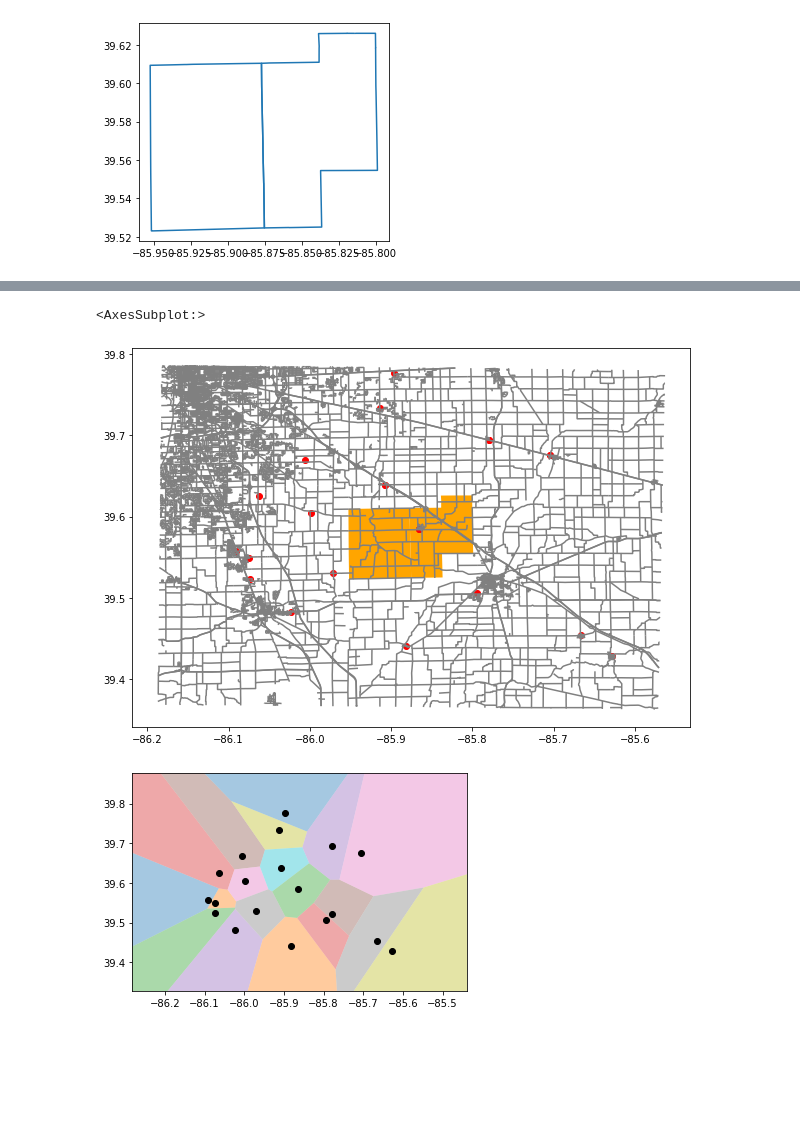
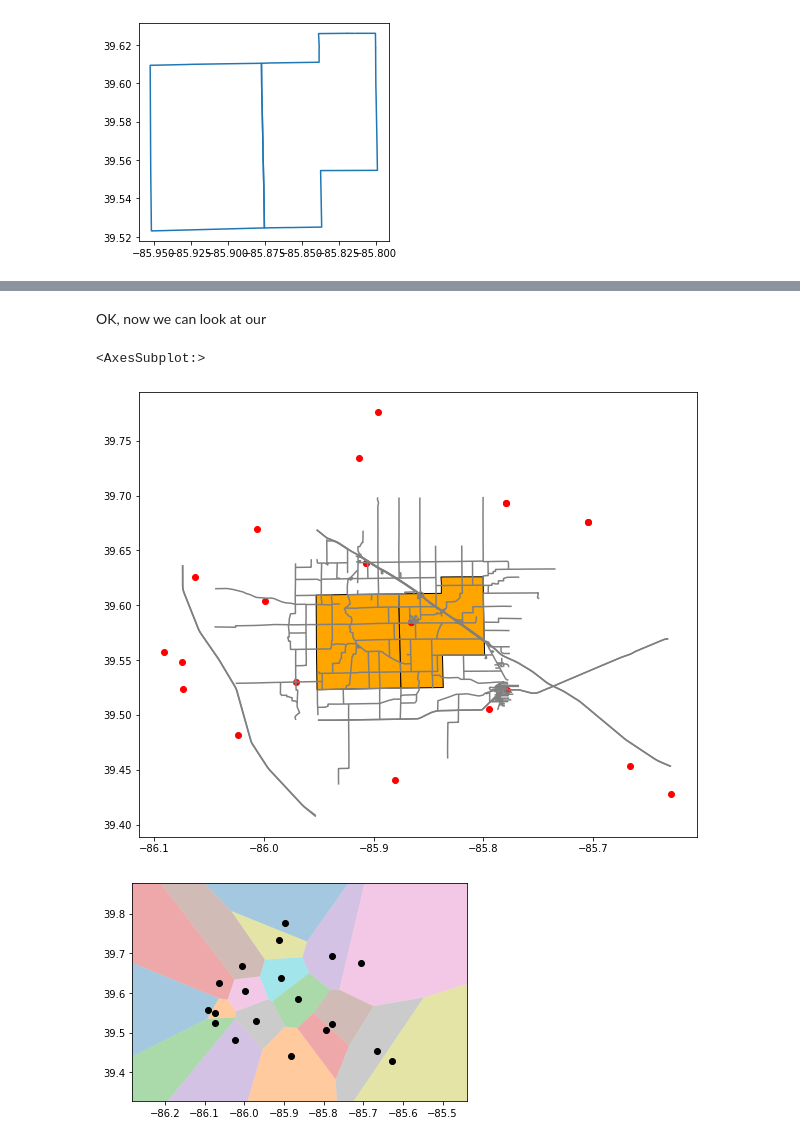
Before and after one commit to trimble/fire_geozones, a Jupyter notebook: Geos.ipynb, the cells around one changed output, grey strips where cells are left out. Saved outputs shown, nothing was run; the diff lists cells and outputs as text; code cells hidden in the pictures; blank space fills up the shorter version.

```diff
--- a/Geos.ipynb
+++ b/Geos.ipynb
@@ -100,12 +128,7 @@ get_engines().head()
 # %%
-import matplotlib.pyplot as plt
-import geopandas as gpd
-
-townships = gpd.read_file(r'/Users/toddtrimble/Downloads/Local_Boundaries_Minor_Civil_Divisions/Minor_Civil_Divisions_IN.shp')
+townships = gpd.read_file(r'Local_Boundaries_Minor_Civil_Divisions/Minor_Civil_Divisions_IN.shp')
 is_shelby = townships['Cnty_Name']=="Shelby"
 shelby_townships = townships[is_shelby]
-in_jurisdiction = (shelby_townships['MCD_Name'] == "Brandywine") | (shelby_townships['MCD_Name'] == "Sugar Creek")
-jurisdiction = shelby_townships[in_jurisdiction]
-jurisdiction.head()
+shelby_townships
 # %% [output]
 |  | COUNTY | MCD | COUSUBFP | Cnty_Name | MCD_Name | geometry |
@@ -119,7 +171,7 @@ jurisdiction.exterior.to_crs(epsg=4326).plot()
 # %%
-streets = gpd.read_file(
-r'/Users/toddtrimble/Downloads/Streets_Roads_INDOT_2015/Roads_2015_INDOT_IN.shp',
-bbox = jurisdiction.dissolve().envelope.buffer(25000),
-).clip(jurisdiction.dissolve().envelope.scale(4,4))
-streets.to_crs(epsg=4326).plot()
+roads = gpd.read_file(
+r'Streets_Roads_INDOT_2015/Roads_2015_INDOT_IN.shp',
+bbox = jurisdiction.dissolve().envelope.buffer(1500),
+)
+roads.head()
 # %% [output]
@@ -135,12 +193,14 @@ enginelocs.plot()
+# %% [markdown]
+OK, now we can look at our
 # %%
 fig, ax = plt.subplots()
 fig.set_size_inches(10,10)
-jurisdiction.to_crs(epsg=4326).plot(ax=ax, color='orange')
-streets.to_crs(epsg=4326).plot(ax=ax, color='grey')
+jurisdiction.to_crs(epsg=4326).plot(ax=ax, color='orange', edgecolor='black')
+roads.to_crs(epsg=4326).plot(ax=ax, color='grey')
 enginelocs.plot(ax=ax, color='red')
 # %% [output]
 <AxesSubplot:>
-[figure, old version]
+[figure, new version]
 # %%
 import visualize_voronoi as vv
 vv.visualize(engines)
```
Also changed, not shown: parts of 20 cells of this notebook, 16 other files.
